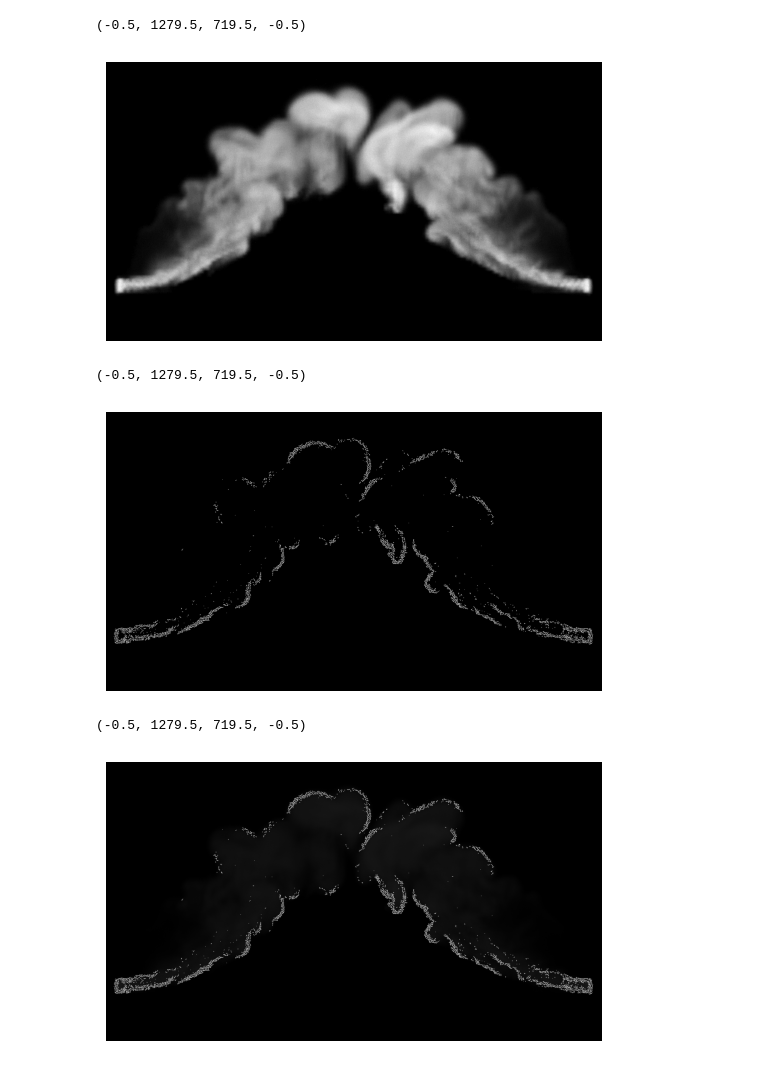
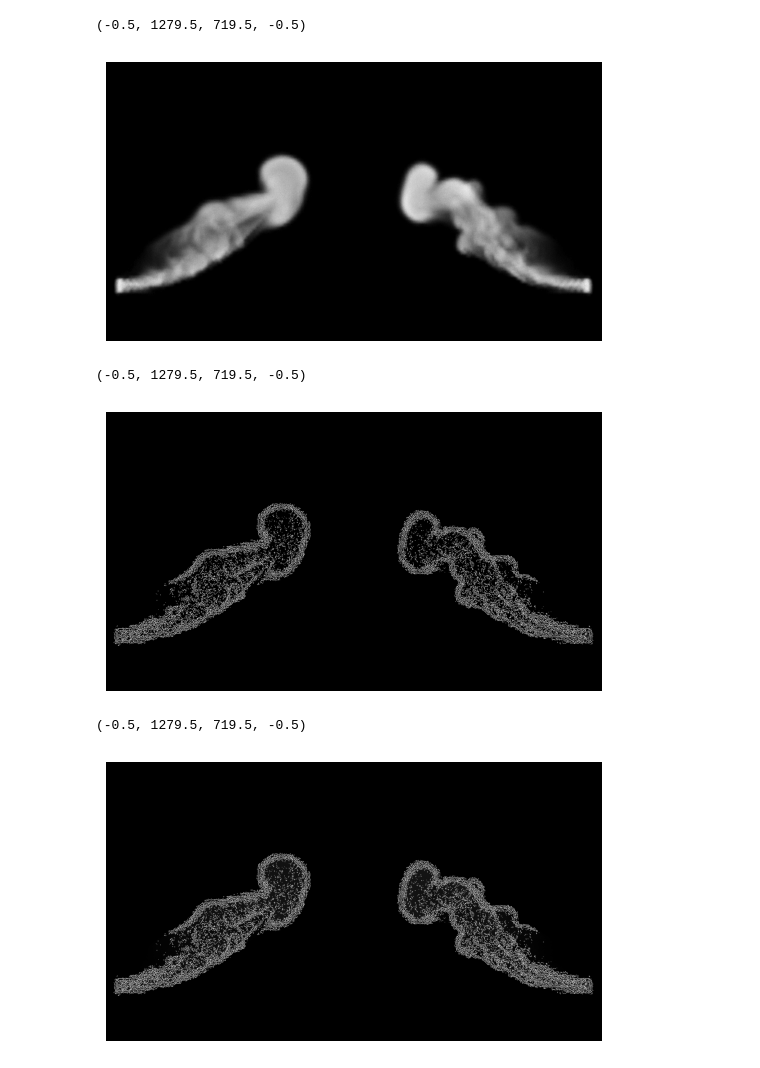
Before and after one commit to HinaPE/HinaPE-AI, a Jupyter notebook: 05-image-processing/0824.ipynb, the cells around one changed output. Saved outputs shown, nothing was run; the diff lists cells and outputs as text; code cells hidden in the pictures.

```diff
--- a/05-image-processing/0824.ipynb
+++ b/05-image-processing/0824.ipynb
@@ -6,7 +6,7 @@ import cv2
 from matplotlib import pyplot as plt
 import numpy as np
 # %%
-color = cv2.imread('render/front/Image.front1.0150.exr', cv2.IMREAD_UNCHANGED)
+color = cv2.imread('render/front/Image.front1.0090.exr', cv2.IMREAD_UNCHANGED)
 color = color[:, :, :3]
 gray = cv2.cvtColor(color, cv2.COLOR_BGR2GRAY)
 gray = cv2.normalize(gray, None, 0, 1, cv2.NORM_MINMAX)
@@ -16,14 +16,14 @@ plt.imshow(gray, cmap='gray')
 plt.axis('off')
 # %% [output]
 (-0.5, 1279.5, 719.5, -0.5)
-[figure, old version]
+[figure, new version]
 # %%
-canny = cv2.Canny(gray, 100, 120)
+canny = cv2.Canny(gray, 50, 60)
 plt.imshow(canny, cmap='gray')
 plt.axis('off')
 # %% [output]
 (-0.5, 1279.5, 719.5, -0.5)
-[figure, old version]
+[figure, new version]
 # %%
 edge_color = 255
 gray_with_edges = gray.copy()
@@ -33,7 +33,7 @@ plt.imshow(cv2.cvtColor(gray_with_edges, cv2.COLOR_BGR2RGB))
 plt.axis('off')
 # %% [output]
 (-0.5, 1279.5, 719.5, -0.5)
-[figure, old version]
+[figure, new version]
 # %%
 _, binary_image = cv2.threshold(gray, 1, 255, cv2.THRESH_BINARY)
 plt.imshow(binary_image, cmap='gray')
```
Also changed, not shown: parts of 2 cells of this notebook, 1 other file.
